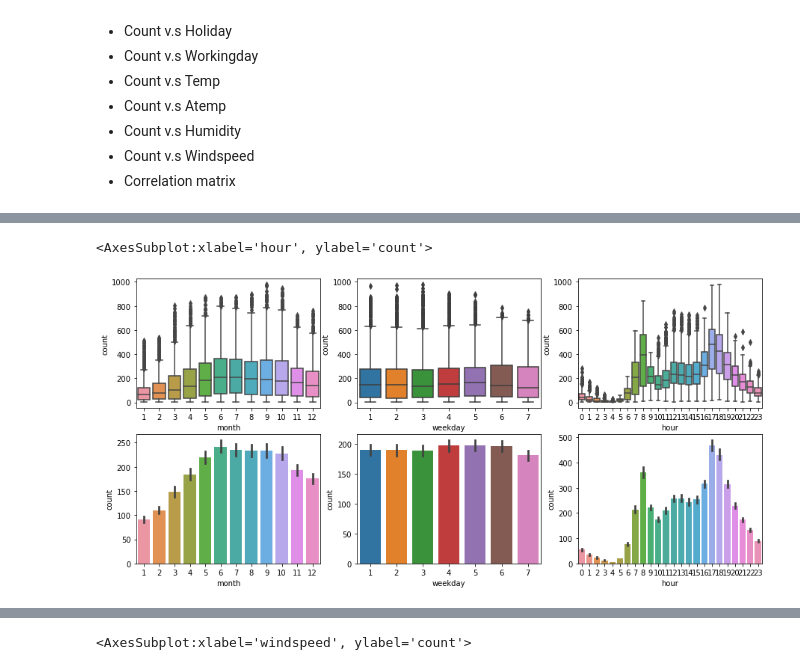
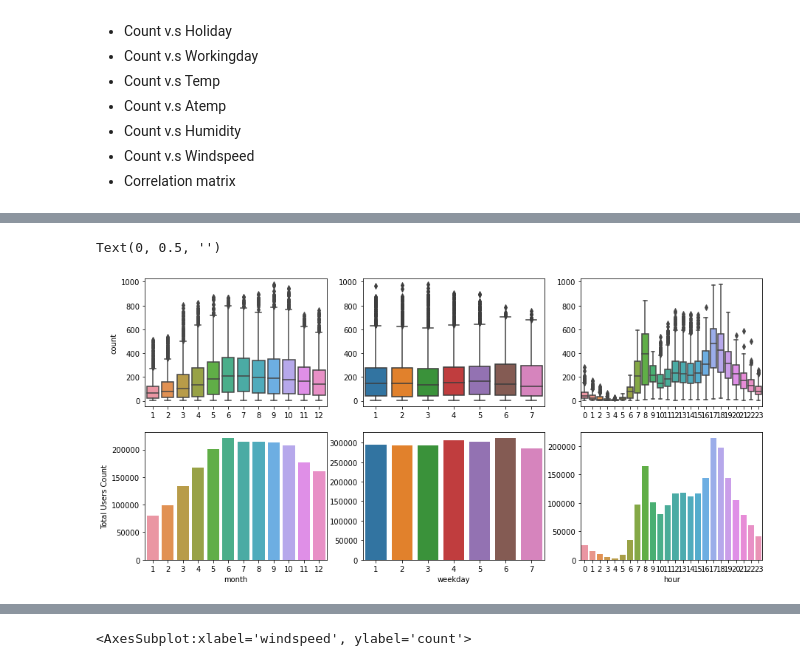
Before and after one commit to MaxYehhh/Kaggle, a Jupyter notebook: bike_sharing_demand/bike_sharing_demand.ipynb, the cells around one changed output, grey strips where cells are left out. Saved outputs shown, nothing was run; the diff lists cells and outputs as text; code cells hidden in the pictures.

```diff
--- a/bike_sharing_demand/bike_sharing_demand.ipynb
+++ b/bike_sharing_demand/bike_sharing_demand.ipynb
@@ -437,0 +454,3 @@ newTrain_df.head(3)
+# %%
+newTrain_df.season = newTrain_df.season.map({1: 'Spring', 2: 'Summer', 3: 'Fall', 4: 'Winter'})
+newTrain_df.head(3)
@@ -438,13 +485,25 @@ newTrain_df.head(3)
 # %%
 fig, axes = plt.subplots(nrows=2, ncols=3, figsize=(15,7))
 
 sns.boxplot(data=newTrain_df, x='month', y='count', ax=axes[0][0])
 sns.boxplot(data=newTrain_df, x='weekday', y='count', ax=axes[0][1])
 sns.boxplot(data=newTrain_df, x='hour', y='count', ax=axes[0][2])
 
-sns.barplot(data=newTrain_df, x='month', y='count', ax=axes[1][0])
-sns.barplot(data=newTrain_df, x='weekday', y='count', ax=axes[1][1])
-sns.barplot(data=newTrain_df, x='hour', y='count', ax=axes[1][2])
+sns.barplot(data=newTrain_df.groupby('month').agg({'count':'sum'}).reset_index(),
+            x='month', y='count', ax=axes[1][0])
+sns.barplot(data=newTrain_df.groupby('weekday').agg({'count':'sum'}).reset_index(),
+            x='weekday', y='count', ax=axes[1][1])
+sns.barplot(data=newTrain_df.groupby('hour').agg({'count':'sum'}).reset_index(),
+            x='hour', y='count', ax=axes[1][2])
+
+axes[0][0].set_xlabel('')
+axes[0][1].set_xlabel('')
+axes[0][2].set_xlabel('')
+axes[0][1].set_ylabel('')
+axes[0][2].set_ylabel('')
+axes[1][0].set_ylabel('Total Users Count')
+axes[1][1].set_ylabel('')
+axes[1][2].set_ylabel('')
 # %% [output]
-<AxesSubplot:xlabel='hour', ylabel='count'>
+Text(0, 0.5, '')
-[figure, old version]
+[figure, new version]
```
Also changed, not shown: parts of 39 cells of this notebook.
